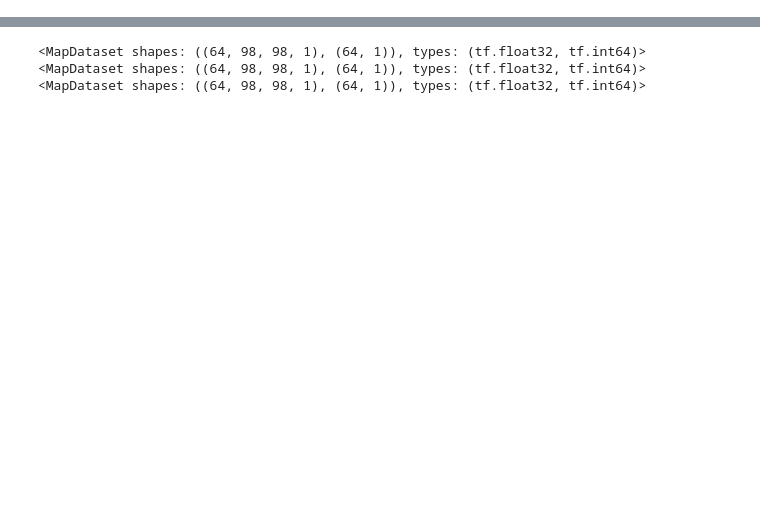
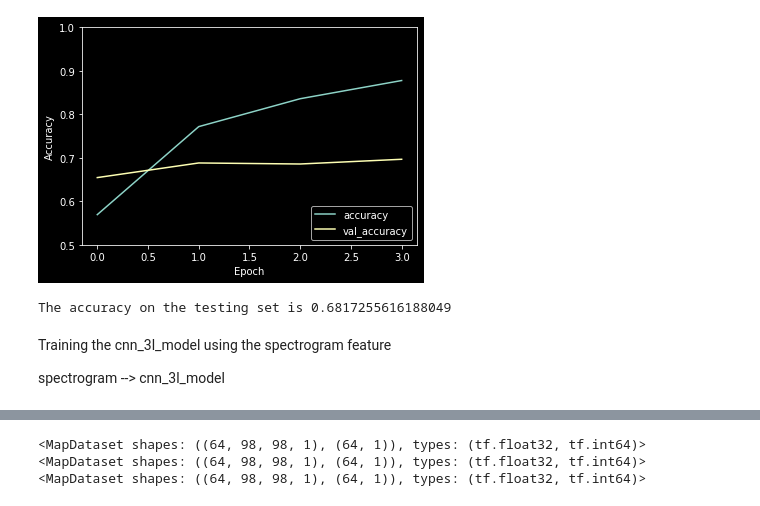
Before and after one commit to amorenob/kws_ml_capstone_project, a Jupyter notebook: 4_Model_Training.ipynb, the cells around one changed output, grey strips where cells are left out. Saved outputs shown, nothing was run; the diff lists cells and outputs as text; code cells hidden in the pictures; blank space fills up the shorter version.

```diff
--- a/4_Model_Training.ipynb
+++ b/4_Model_Training.ipynb
@@ -32,0 +33,13 @@ print(train_ds,validation_ds, test_ds, sep='\n')
+# %%
+# Function to plot training history
+def plot_training_history(history):
+    """Plot the training history"""
+
+    plt.plot(history.history['accuracy'], label='accuracy')
+    plt.plot(history.history['val_accuracy'], label = 'val_accuracy')
+    plt.xlabel('Epoch')
+    plt.ylabel('Accuracy')
+    plt.ylim([0.5, 1])
+    plt.legend(loc='lower right')
+    plt.show()
+    return None
@@ -60,5 +80,3 @@ None
 stacked_fc_model.compile(optimizer='adam',
                          loss='sparse_categorical_crossentropy',
                          metrics=['accuracy'])
-# %%
-history = stacked_fc_model.fit(train_ds, epochs=10, validation_data=validation_ds)
@@ -113,0 +161,2 @@ cnn_3l_model.compile(optimizer='adam',
+# %%
+history = stacked_fc_model.fit(train_ds, epochs=4, validation_data=validation_ds)
@@ -114 +172,15 @@ cnn_3l_model.compile(optimizer='adam',
+# %%
+plot_training_history(history)
+# %% [output]
+[figure, added]
+# %%
+# Accuracy on testing set
+test_loss, test_acc = stacked_fc_model.evaluate(test_ds, verbose=2)
+print(f'The accuracy on the testing set is {test_acc}')
+# %% [output]
+The accuracy on the testing set is 0.6817255616188049
+# %% [markdown]
+Training the cnn_3l_model using the spectrogram feature
+
+spectrogram --> cnn_3l_model
 # %%
```
Also changed, not shown: parts of 76 cells of this notebook, 3 other files.
